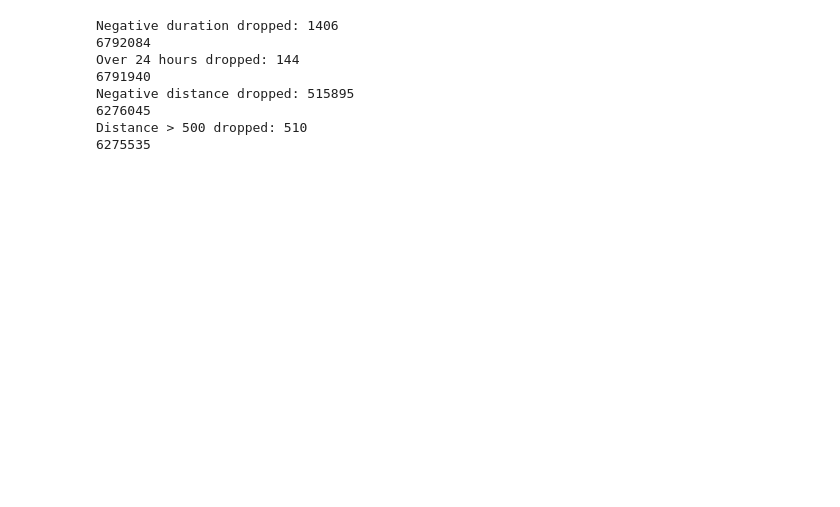
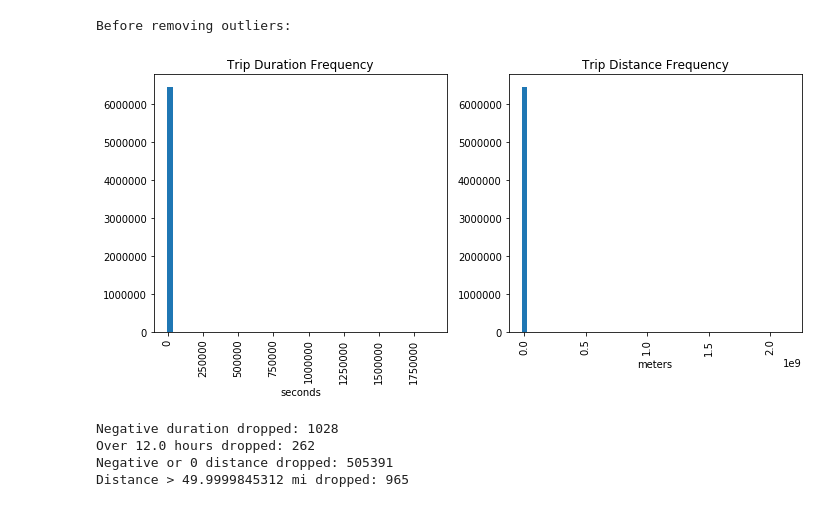
Before and after one commit to trevbhatt/predicting_scooter_utilization, a Jupyter notebook: data_wrangling.ipynb, the cells around one changed output. Cells and saved outputs as stored; diff of their text form; code cells hidden in the pictures; blank space fills up the shorter version.

Commit message:
cleaned output, made excessive distant and duration thresholds configurable, and added visulizations

```diff
--- a/data_wrangling.ipynb
+++ b/data_wrangling.ipynb
@@ -166,39 +98,58 @@ print(rows_remaining)
+# %%
+print('Before removing outliers:')
+
+# Describe showed some negative and very high values for Trip Distance and Trip Duration.
+# Use histograms to show how the values are distributed.
+
+plt.figure(figsize=[10, 5])
+plt.subplot(1,2,1)
+plt.hist(scooters['Trip Duration'], bins=50, )
+plt.xlabel('seconds')
+plt.title('Trip Duration Frequency')
+plt.xticks(rotation='vertical')
+
+plt.subplot(1,2,2)
+plt.hist(scooters['Trip Distance'], bins=50)
+plt.xlabel('meters')
+plt.title('Trip Distance Frequency')
+plt.xticks(rotation='vertical')
+
+plt.tight_layout()
+plt.show()
+plt.close()
+# %% [output]
+Before removing outliers:
+[figure, added]
 # %%
 # Describe showed negative trip duration values. Remove these entries
 scooters = scooters[scooters['Trip Duration'] > 0]
+
 # Get number of rows dropped
 neg_dur_rows_dropped = rows_remaining - scooters.shape[0]
 rows_remaining = scooters.shape[0]
 print('Negative duration dropped: ' + str(neg_dur_rows_dropped))
-print(rows_remaining)
 
-# Drop > 24 hours
-scooters = scooters[scooters['Trip Duration'] < 86400]
+# Drop > a certain number of hours
+time_thresh = 43200
+scooters = scooters[scooters['Trip Duration'] < time_thresh]
 high_dur_rows_dropped = rows_remaining - scooters.shape[0]
 rows_remaining = scooters.shape[0]
-print('Over 24 hours dropped: ' + str(high_dur_rows_dropped))
-print(rows_remaining)
+print('Over ' + str(time_thresh/3600) + ' hours dropped: ' + str(high_dur_rows_dropped))
 
-# Describe showed negative trip distance values. Remove these entries and any entries over 500 miles.
+# Describe showed negative trip distance values. Remove these entries, and trips of 0 m.
 scooters = scooters[scooters['Trip Distance'] > 0]
-
 neg_dist_rows_dropped = rows_remaining - scooters.shape[0]
 rows_remaining = scooters.shape[0]
-print('Negative distance dropped: ' + str(neg_dist_rows_dropped))
-print(rows_remaining)
+print('Negative or 0 distance dropped: ' + str(neg_dist_rows_dropped))
 
-
-scooters = scooters[scooters['Trip Distance'] < 804672]
+# Remove entries over a certain amount for trip distance.  Average scooter battery range is 30 mi, with some capable of 50 mi.
+dist_thresh = 80467.2
+scooters = scooters[scooters['Trip Distance'] < dist_thresh]
 high_dist_rows_dropped = rows_remaining - scooters.shape[0]
 rows_remaining = scooters.shape[0]
-print('Distance > 500 dropped: ' + str(high_dist_rows_dropped))
-print(rows_remaining)
+print('Distance > ' + str(dist_thresh * 0.000621371) + ' mi dropped: ' + str(high_dist_rows_dropped))
 # %% [output]
-Negative duration dropped: 1406
-6792084
-Over 24 hours dropped: 144
-6791940
-Negative distance dropped: 515895
-6276045
-Distance > 500 dropped: 510
-6275535
+Negative duration dropped: 1028
+Over 12.0 hours dropped: 262
+Negative or 0 distance dropped: 505391
+Distance > 49.9999845312 mi dropped: 965
```
Also changed, not shown: parts of 13 cells of this notebook.
